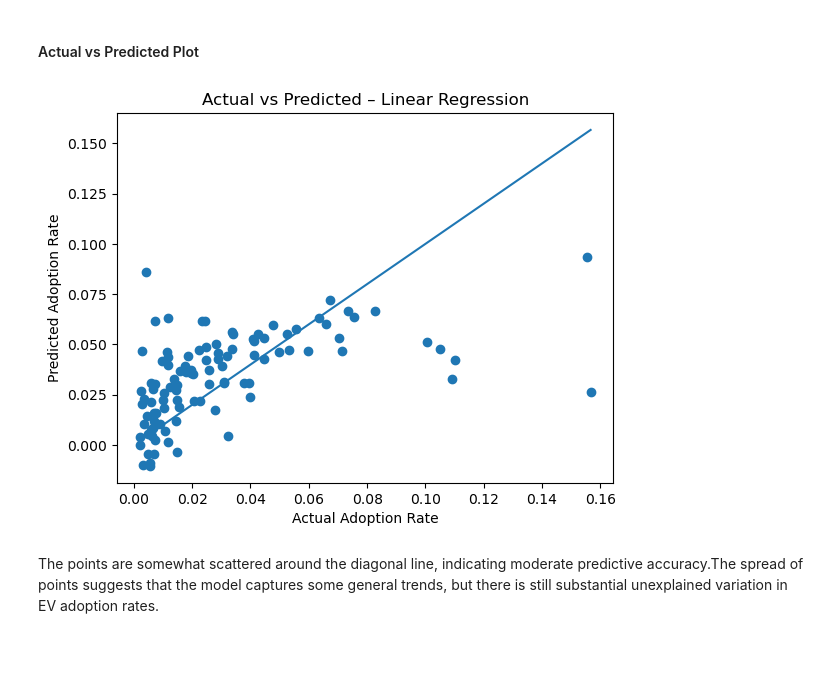
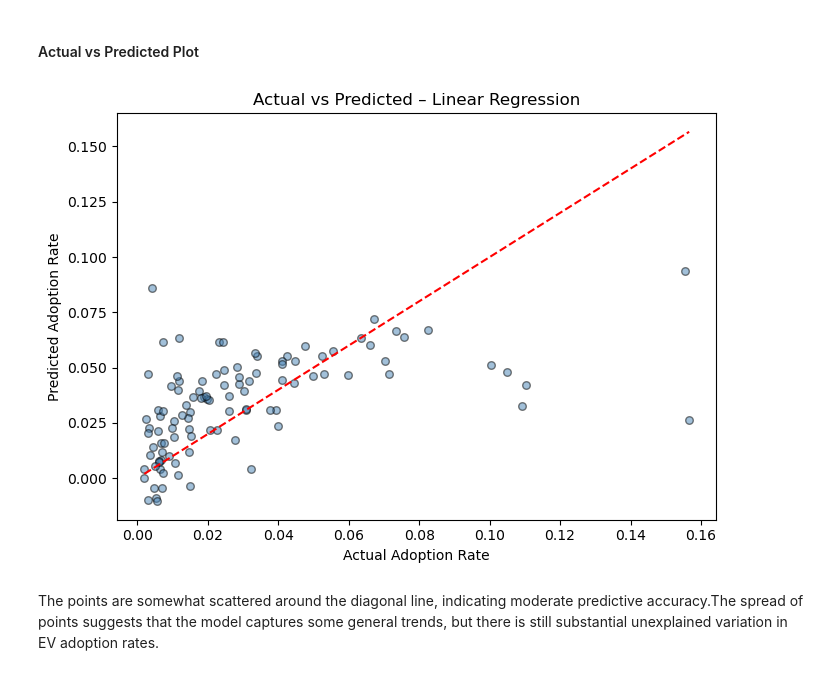
Before and after one commit to thikyi/MDS, a Jupyter notebook: COMP 641/Project/M3.Model&Evaluation.ipynb, the cells around one changed output. Saved outputs shown, nothing was run; the diff lists cells and outputs as text; code cells hidden in the pictures; blank space fills up the shorter version.

```diff
--- a/COMP 641/Project/M3.Model&Evaluation.ipynb
+++ b/COMP 641/Project/M3.Model&Evaluation.ipynb
@@ -24,17 +25,23 @@ This represents the proportion of residents in each ZIP code who own an electric
 This is a *supervised regression problem*.The model aims to estimate how median household income, population size, and median age influence EV adoption rates across zip codes in Washington State.
 I choose the Supervised because the dataset contains labeled outcomes (observed EV adoption rates)and first model is Linear Regression because the target variable (adoption rate) is continuous.
 # %%
-#Load data
+# Load data
 df = pd.read_csv("m2output.csv")
-#clean feature data first
-#recalculate the ev_adoption_rate
+
+# Recalculate the ev_adoption_rate cleanly
 df = df.drop(columns=["ev_adoption_rate"])
-#Group by ZIP-level and sum ev_count
-df = df.groupby( ["zip_code","county","city", "median_income_household", "population", "median_age"],as_index=False)["ev_count"].sum()
+
+# Group by ZIP-level and sum ev_count
+df = df.groupby(
+    ["zip_code", "county", "city", "median_income_household", "population", "median_age"],
+    as_index=False
+)["ev_count"].sum()
+
 # Re-create EV adoption rate
-df["ev_adoption_rate"] = df["ev_count"] / df["population"]
 df["population"] = pd.to_numeric(df["population"], errors="coerce")
 df = df[df["population"] > 0].copy()
+df["ev_adoption_rate"] = df["ev_count"] / df["population"]
+
 df = df.dropna(subset=["ev_adoption_rate", "median_income_household", "population", "median_age", "zip_code"])
 df.head()
 # %% [output]
@@ -74,8 +78,9 @@ X.head()
 ### 2.Train a baseline model
 # %%
 # Identify categorical and numeric columns
-numeric_cols = X.select_dtypes(include=["int64", "float64"]).columns
-categorical_cols = X.select_dtypes(include=["object"]).columns
+numeric_cols = X.select_dtypes(include=["int64", "float64"]).columns.tolist()
+categorical_cols = X.select_dtypes(include=["object"]).columns.tolist()
 
-numeric_cols, categorical_cols
+print("Numeric columns:", numeric_cols)
+print("Categorical columns:", categorical_cols)
 # %% [output]
@@ -241,19 +345,17 @@ The comparison shows that the Random Forest model does not improve predictive pe
 #### Actual vs Predicted Plot
 # %%
 # Use Linear Regression predictions
-y_pred = y_pred
-
-plt.figure()
-plt.scatter(y_test, y_pred)
+plt.figure(figsize=(7, 5))
+plt.scatter(y_test, y_pred, alpha=0.5, color="steelblue", edgecolors="black", s=30)
 plt.plot([y_test.min(), y_test.max()],
-         [y_test.min(), y_test.max()])
-
+         [y_test.min(), y_test.max()], color="red", linewidth=1.5, linestyle="--")
 plt.xlabel("Actual Adoption Rate")
 plt.ylabel("Predicted Adoption Rate")
 plt.title("Actual vs Predicted – Linear Regression")
+plt.tight_layout()
 plt.show()
 # %% [output]
-[figure, old version]
+[figure, new version]
 # %% [markdown]
 The points are somewhat scattered around the diagonal line, indicating moderate predictive accuracy.The spread of points suggests that the model captures some general trends, but there is still substantial unexplained variation in EV adoption rates.
 # %% [markdown]
```
Also changed, not shown: parts of 33 cells of this notebook, 1 other file.
